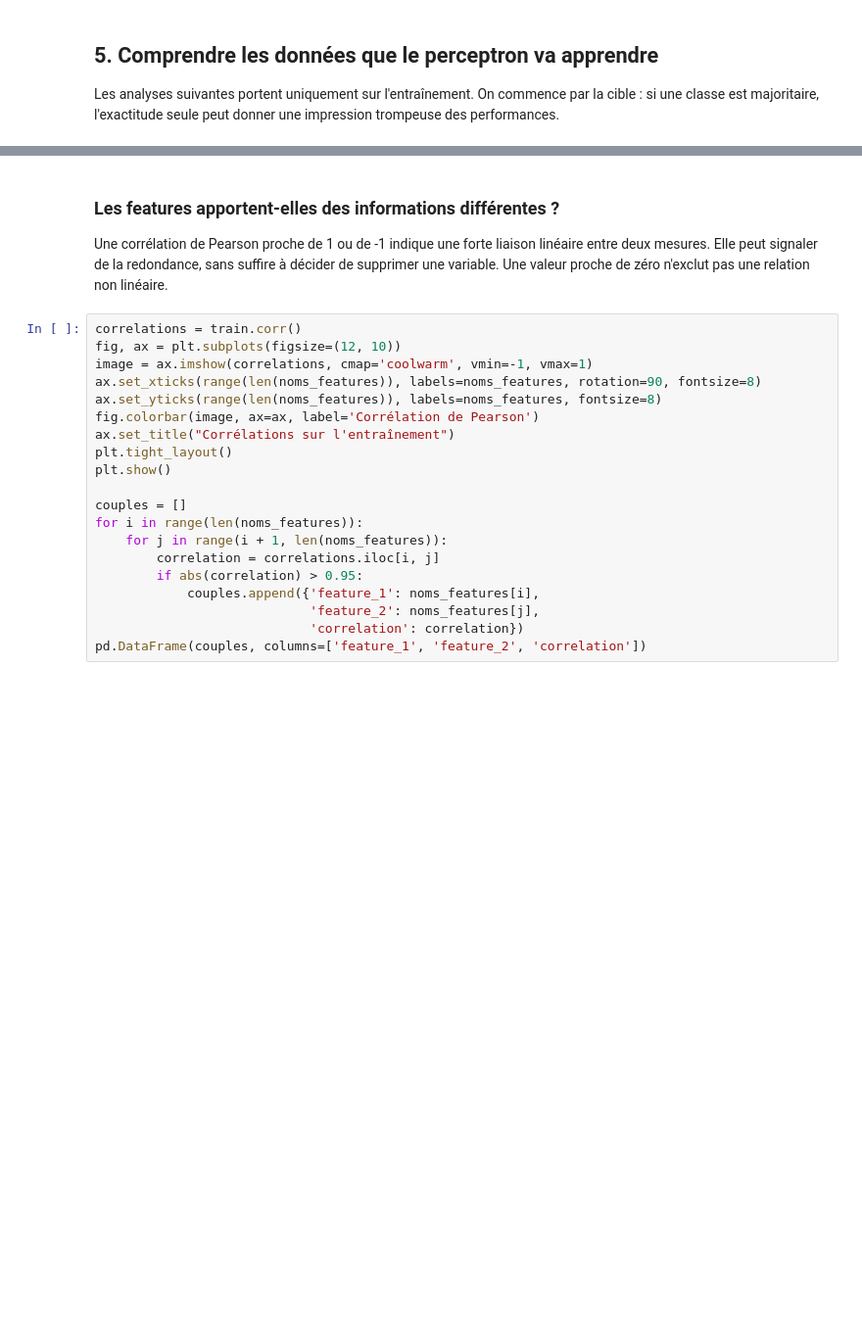
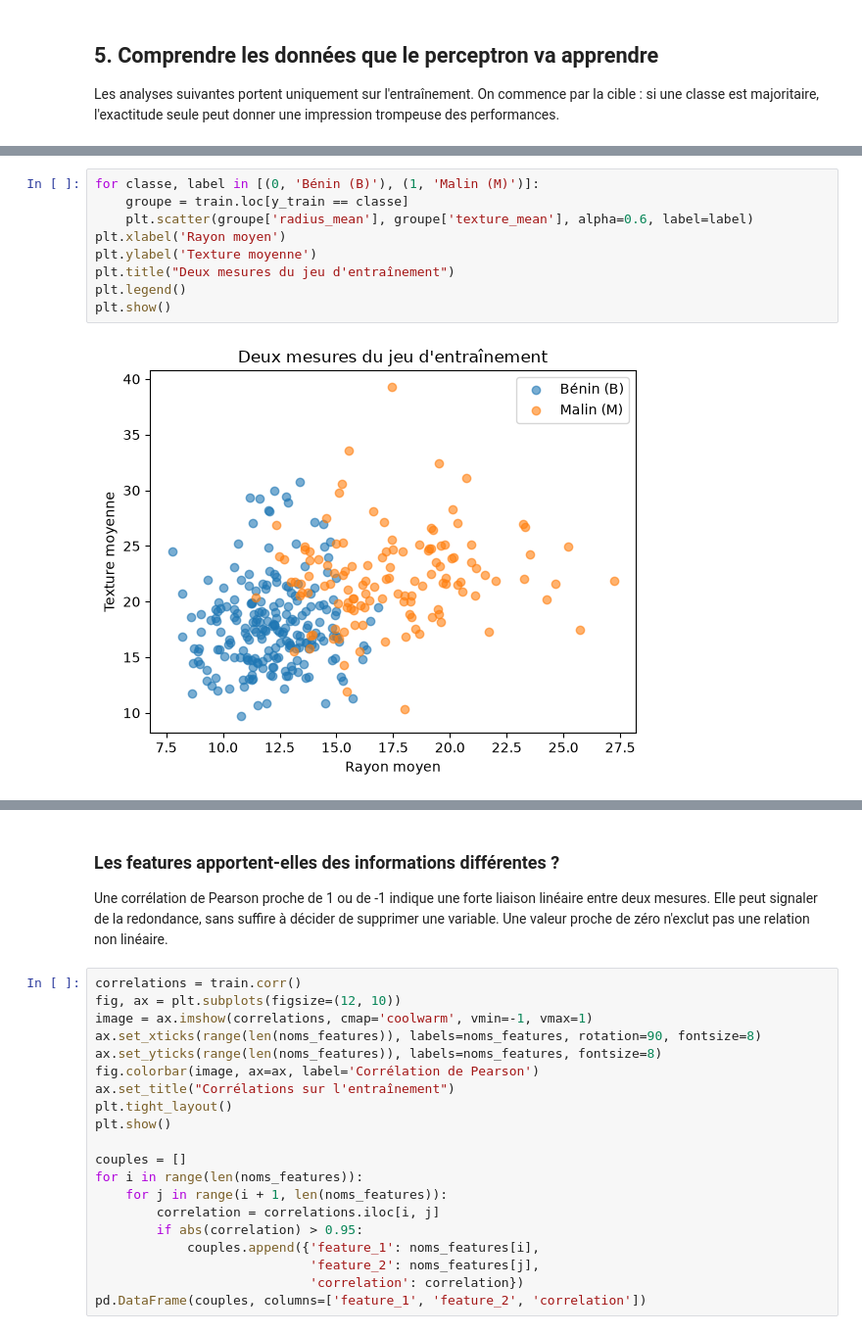
Before and after one commit to kylliann-larcher/building-perceptron, a Jupyter notebook: analyse_exploratoire.ipynb, the cells around one changed output, grey strips where cells are left out. Shown at 98% size. Saved outputs shown, nothing was run; the diff lists cells and outputs as text; blank space fills up the shorter version.

```diff
--- a/analyse_exploratoire.ipynb
+++ b/analyse_exploratoire.ipynb
@@ -134,0 +233,11 @@ plt.show()
+# %%
+for classe, label in [(0, 'Bénin (B)'), (1, 'Malin (M)')]:
+    groupe = train.loc[y_train == classe]
+    plt.scatter(groupe['radius_mean'], groupe['texture_mean'], alpha=0.6, label=label)
+plt.xlabel('Rayon moyen')
+plt.ylabel('Texture moyenne')
+plt.title("Deux mesures du jeu d'entraînement")
+plt.legend()
+plt.show()
+# %% [output]
+[figure, added]
```
Also changed, not shown: parts of 44 cells of this notebook, 1 other file.
